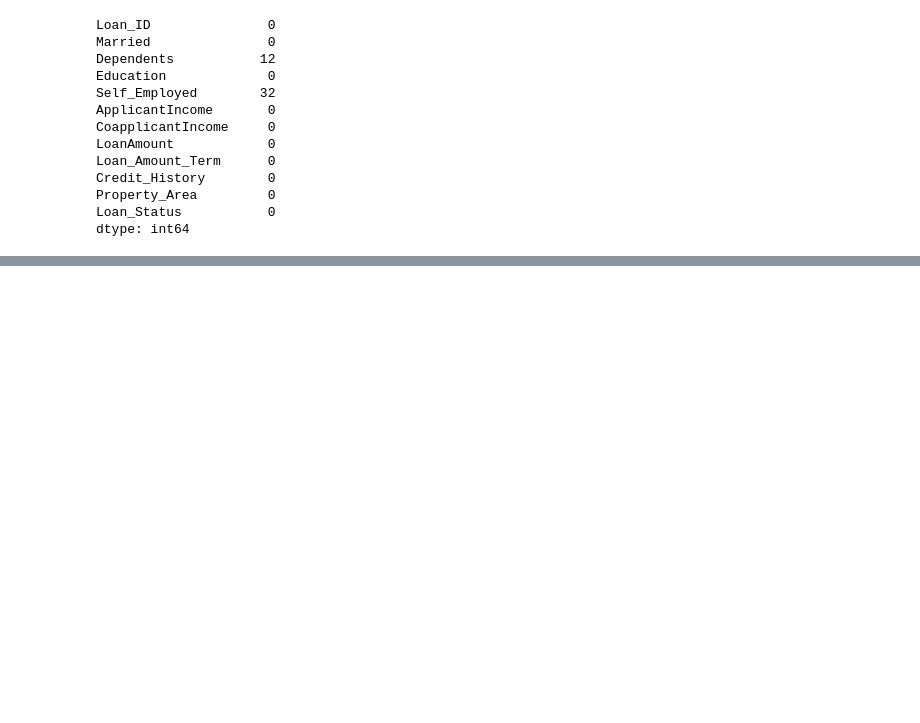
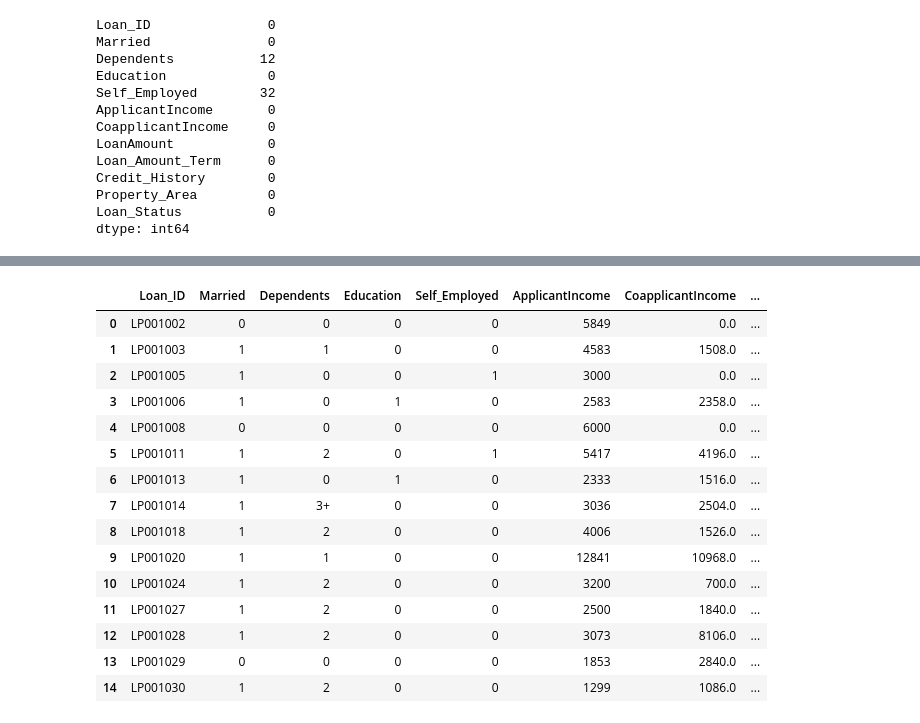
Before and after one commit to saishmohare/Loan_Predictor, a Jupyter notebook: Loan+Predictor (3).ipynb, the cells around one changed output, grey strips where cells are left out. Drawn from its saved outputs; the diff is of its cells as text; code cells hidden in the pictures; blank space fills up the shorter version.

```diff
--- a/Loan+Predictor (2).ipynb
+++ b/Loan+Predictor (3).ipynb
@@ -509,3 +543,5 @@ Credit_History        0
 Property_Area         0
 Loan_Status           0
 dtype: int64
+# %%
+df['Self_Employed']=df['Self_Employed'].fillna('No')
@@ -511,0 +573,2 @@ dtype: int64
+# %%
+df['Dependents']=df['Dependents'].fillna(0)
@@ -511,0 +591,14 @@ dtype: int64
+# %%
+from sklearn.preprocessing import LabelEncoder
+var_mod=['Married','Dependents','Education','Self_Employed','Property_Area','Loan_Status']
+le=LabelEncoder()
+#for i in var_mod:
+ #   df['(var_mod[i])']=le.fit_transform(df['(var_mod[i])'])
+#df.dtypes
+
+df['Married']=le.fit_transform(df['Married'])
+#df['Dependents']=le.fit_transform(df['Dependents'])
+df['Education']=le.fit_transform(df['Education'])
+#df['Self_Employed']=le.fit_transform(df['Self_Employed'])
+df['Property_Area']=le.fit_transform(df['Property_Area'])
+df['Loan_Status']=le.fit_transform(df['Loan_Status'])
@@ -511,0 +635,31 @@ dtype: int64
+# %%
+from sklearn.preprocessing import LabelEncoder
+var_mod=['Married','Dependents','Education','Self_Employed','Property_Area','Loan_Status']
+le=LabelEncoder()
+#for i in var_mod:
+ #   df['(var_mod[i])']=le.fit_transform(df['(var_mod[i])'])
+#df.dtypes
+
+
+#df['Dependents']=le.fit_transform(df['Dependents'])
+
+df['Self_Employed']=le.fit_transform(df['Self_Employed'])
+# %%
+df.head(15)
+# %% [output]
+|  | Loan_ID | Married | Dependents | Education | Self_Employed | ApplicantIncome | CoapplicantIncome | ... |
+| 0 | LP001002 | 0 | 0 | 0 | 0 | 5849 | 0.0 | ... |
+| 1 | LP001003 | 1 | 1 | 0 | 0 | 4583 | 1508.0 | ... |
+| 2 | LP001005 | 1 | 0 | 0 | 1 | 3000 | 0.0 | ... |
+| 3 | LP001006 | 1 | 0 | 1 | 0 | 2583 | 2358.0 | ... |
+| 4 | LP001008 | 0 | 0 | 0 | 0 | 6000 | 0.0 | ... |
+| 5 | LP001011 | 1 | 2 | 0 | 1 | 5417 | 4196.0 | ... |
+| 6 | LP001013 | 1 | 0 | 1 | 0 | 2333 | 1516.0 | ... |
+| 7 | LP001014 | 1 | 3+ | 0 | 0 | 3036 | 2504.0 | ... |
+| 8 | LP001018 | 1 | 2 | 0 | 0 | 4006 | 1526.0 | ... |
+| 9 | LP001020 | 1 | 1 | 0 | 0 | 12841 | 10968.0 | ... |
+| 10 | LP001024 | 1 | 2 | 0 | 0 | 3200 | 700.0 | ... |
+| 11 | LP001027 | 1 | 2 | 0 | 0 | 2500 | 1840.0 | ... |
+| 12 | LP001028 | 1 | 2 | 0 | 0 | 3073 | 8106.0 | ... |
+| 13 | LP001029 | 0 | 0 | 0 | 0 | 1853 | 2840.0 | ... |
+| 14 | LP001030 | 1 | 2 | 0 | 0 | 1299 | 1086.0 | ... |
```
Also changed, not shown: parts of 12 cells of this notebook.
